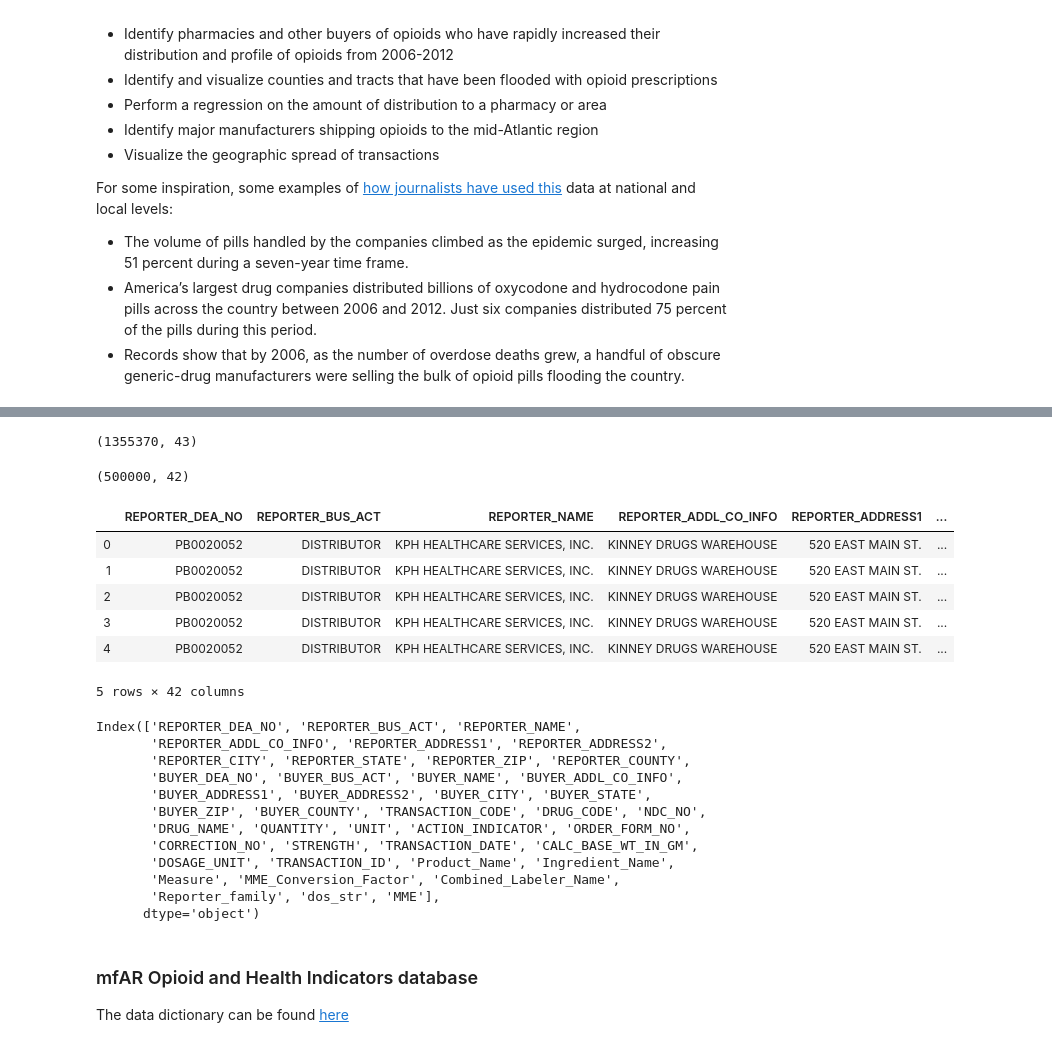
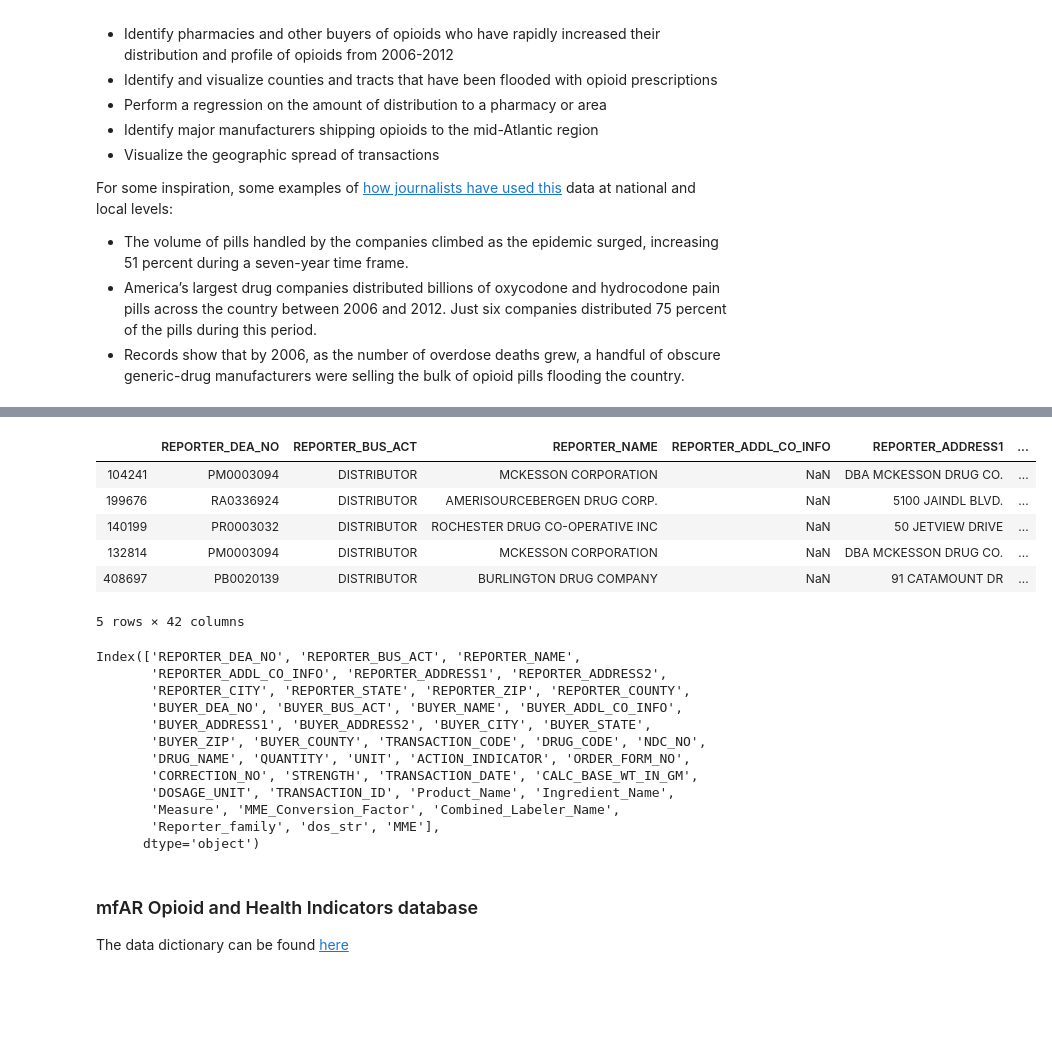
Before and after one commit to jessicambs/hacknights, a Jupyter notebook: opioid-analytics/01_opioid-distribution-prescription-patterns.ipynb, the cells around one changed output, grey strips where cells are left out. Saved outputs shown, nothing was run; the diff lists cells and outputs as text; code cells hidden in the pictures; blank space fills up the shorter version.

```diff
--- a/opioid-analytics/01_opioid-distribution-prescription-patterns.ipynb
+++ b/opioid-analytics/01_opioid-distribution-prescription-patterns.ipynb
@@ -126,4 +92,0 @@ nys_2012 = nys[nys['TRANSACTION_YEAR'] == '2012']
-# %%
-nys_2012.shape
-# %% [output]
-(1355370, 43)
@@ -135,32 +93,37 @@ nys_2006.to_csv('data/arcos-ny-statewide-itemized-2006.csv', index=False)
 # %%
+# Read in sample of data from full NYS file
 chunksize = 500000
+
+arcos = pd.DataFrame()
+
 for chunk in (pd.read_csv('data/arcos-ny-statewide-itemized.csv', chunksize=chunksize)):
-# for chunk in (pd.read_csv('data/opioid_data/arcos-ny-statewide-itemized_sample.csv', chunksize=chunksize)):
-    print(chunk.shape)
-    display(chunk.head())
-    print(chunk.columns)
-    break
+    while arcos.shape[0] <= chunksize:
+
+        # Sample 5% of each chunk
+        arcos = arcos.append(chunk.sample(frac=0.05, random_state=42))
+
+display(arcos.head())
+print(arcos.columns)
 # %% [output]
+|  | REPORTER_DEA_NO | REPORTER_BUS_ACT | REPORTER_NAME | REPORTER_ADDL_CO_INFO | REPORTER_ADDRESS1 | ... |
+| 104241 | PM0003094 | DISTRIBUTOR | MCKESSON CORPORATION | NaN | DBA MCKESSON DRUG CO. | ... |
+| 199676 | RA0336924 | DISTRIBUTOR | AMERISOURCEBERGEN DRUG CORP. | NaN | 5100 JAINDL BLVD. | ... |
+| 140199 | PR0003032 | DISTRIBUTOR | ROCHESTER DRUG CO-OPERATIVE INC | NaN | 50 JETVIEW DRIVE | ... |
+| 132814 | PM0003094 | DISTRIBUTOR | MCKESSON CORPORATION | NaN | DBA MCKESSON DRUG CO. | ... |
+| 408697 | PB0020139 | DISTRIBUTOR | BURLINGTON DRUG COMPANY | NaN | 91 CATAMOUNT DR | ... |
-(500000, 42)
+5 rows × 42 columns
-|  | REPORTER_DEA_NO | REPORTER_BUS_ACT | REPORTER_NAME | REPORTER_ADDL_CO_INFO | REPORTER_ADDRESS1 | ... |
-| 0 | PB0020052 | DISTRIBUTOR | KPH HEALTHCARE SERVICES, INC. | KINNEY DRUGS WAREHOUSE | 520 EAST MAIN ST. | ... |
-| 1 | PB0020052 | DISTRIBUTOR | KPH HEALTHCARE SERVICES, INC. | KINNEY DRUGS WAREHOUSE | 520 EAST MAIN ST. | ... |
-| 2 | PB0020052 | DISTRIBUTOR | KPH HEALTHCARE SERVICES, INC. | KINNEY DRUGS WAREHOUSE | 520 EAST MAIN ST. | ... |
-| 3 | PB0020052 | DISTRIBUTOR | KPH HEALTHCARE SERVICES, INC. | KINNEY DRUGS WAREHOUSE | 520 EAST MAIN ST. | ... |
-| 4 | PB0020052 | DISTRIBUTOR | KPH HEALTHCARE SERVICES, INC. | KINNEY DRUGS WAREHOUSE | 520 EAST MAIN ST. | ... |
-5 rows × 42 columns
+Index(['REPORTER_DEA_NO', 'REPORTER_BUS_ACT', 'REPORTER_NAME',
+       'REPORTER_ADDL_CO_INFO', 'REPORTER_ADDRESS1', 'REPORTER_ADDRESS2',
+       'REPORTER_CITY', 'REPORTER_STATE', 'REPORTER_ZIP', 'REPORTER_COUNTY',
+       'BUYER_DEA_NO', 'BUYER_BUS_ACT', 'BUYER_NAME', 'BUYER_ADDL_CO_INFO',
+       'BUYER_ADDRESS1', 'BUYER_ADDRESS2', 'BUYER_CITY', 'BUYER_STATE',
+       'BUYER_ZIP', 'BUYER_COUNTY', 'TRANSACTION_CODE', 'DRUG_CODE', 'NDC_NO',
+       'DRUG_NAME', 'QUANTITY', 'UNIT', 'ACTION_INDICATOR', 'ORDER_FORM_NO',
+       'CORRECTION_NO', 'STRENGTH', 'TRANSACTION_DATE', 'CALC_BASE_WT_IN_GM',
+       'DOSAGE_UNIT', 'TRANSACTION_ID', 'Product_Name', 'Ingredient_Name',
+       'Measure', 'MME_Conversion_Factor', 'Combined_Labeler_Name',
+       'Reporter_family', 'dos_str', 'MME'],
+      dtype='object')
-Index(['REPORTER_DEA_NO', 'REPORTER_BUS_ACT', 'REPORTER_NAME',
-       'REPORTER_ADDL_CO_INFO', 'REPORTER_ADDRESS1', 'REPORTER_ADDRESS2',
-       'REPORTER_CITY', 'REPORTER_STATE', 'REPORTER_ZIP', 'REPORTER_COUNTY',
-       'BUYER_DEA_NO', 'BUYER_BUS_ACT', 'BUYER_NAME', 'BUYER_ADDL_CO_INFO',
-       'BUYER_ADDRESS1', 'BUYER_ADDRESS2', 'BUYER_CITY', 'BUYER_STATE',
-       'BUYER_ZIP', 'BUYER_COUNTY', 'TRANSACTION_CODE', 'DRUG_CODE', 'NDC_NO',
-       'DRUG_NAME', 'QUANTITY', 'UNIT', 'ACTION_INDICATOR', 'ORDER_FORM_NO',
-       'CORRECTION_NO', 'STRENGTH', 'TRANSACTION_DATE', 'CALC_BASE_WT_IN_GM',
-       'DOSAGE_UNIT', 'TRANSACTION_ID', 'Product_Name', 'Ingredient_Name',
-       'Measure', 'MME_Conversion_Factor', 'Combined_Labeler_Name',
-       'Reporter_family', 'dos_str', 'MME'],
-      dtype='object')
 # %% [markdown]
 ### mfAR Opioid and Health Indicators database
 
```
Also changed, not shown: parts of 13 cells of this notebook.
